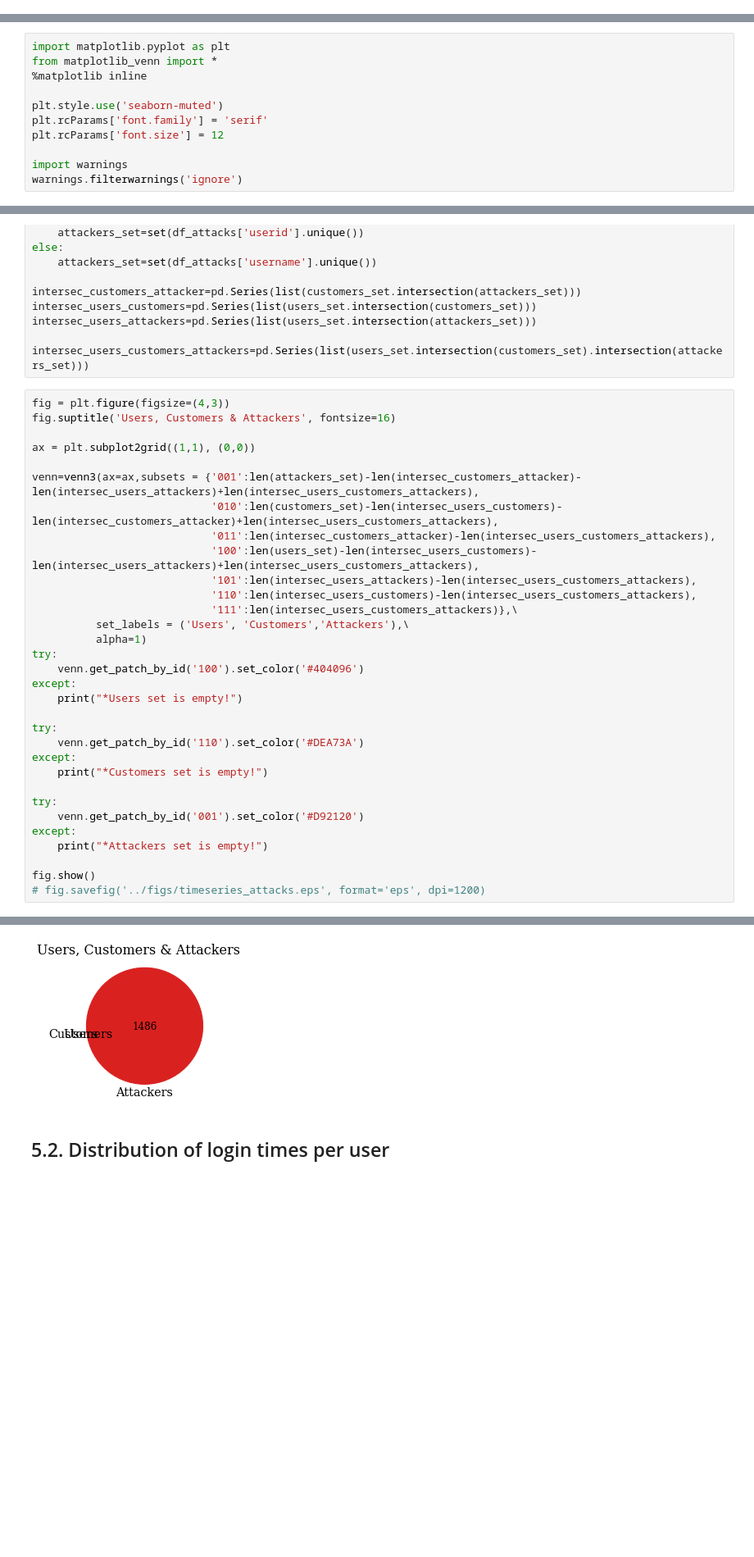
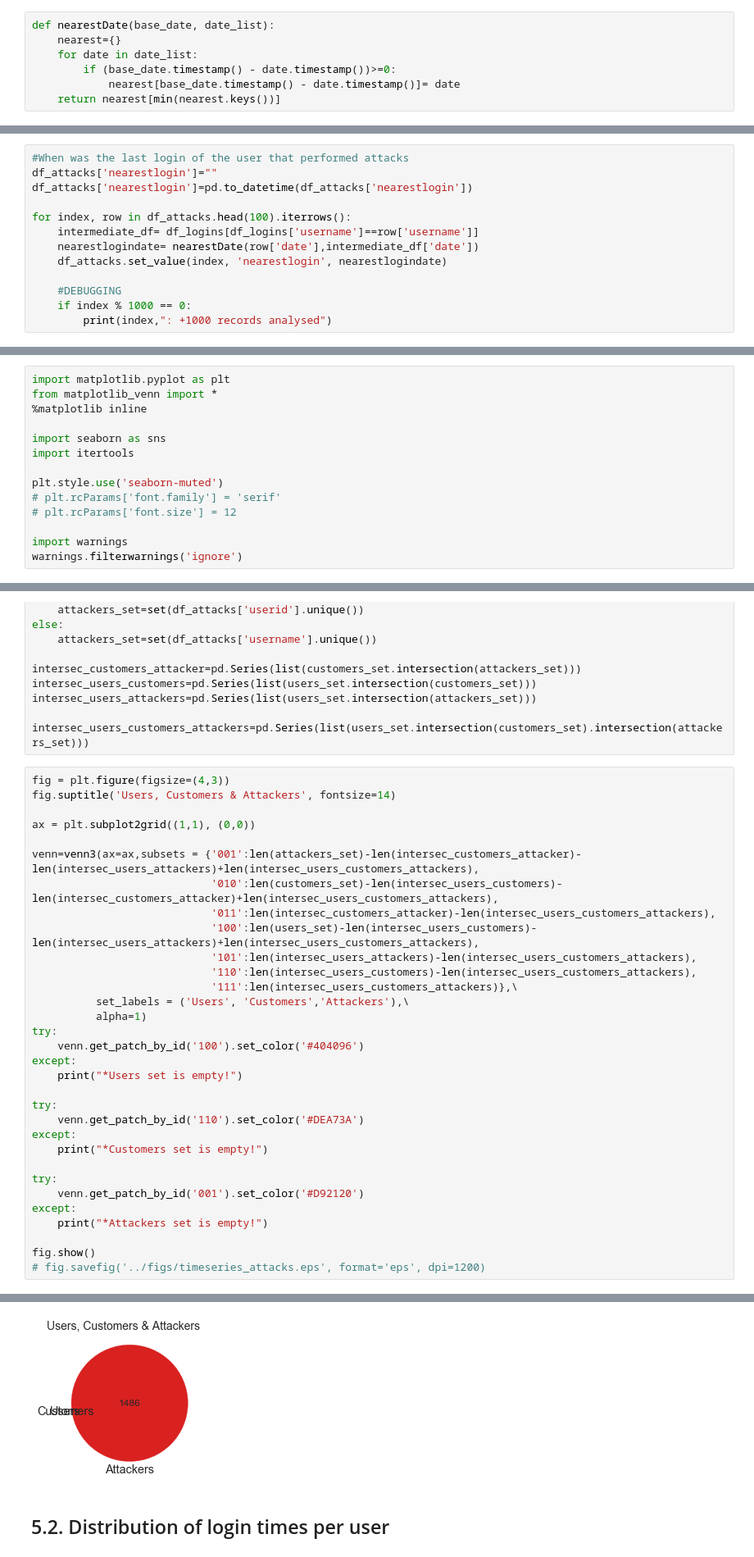
Before and after one commit to jjsantanna/booter_dbs_analyses, a Jupyter notebook: case_studies/vddos/analysis_vddos.ipynb, the cells around one changed output, grey strips where cells are left out. Shown at 82% size. Saved outputs shown, nothing was run; the diff lists cells and outputs as text; blank space fills up the shorter version.

```diff
--- a/case_studies/vddos/analysis_vddos.ipynb
+++ b/case_studies/vddos/analysis_vddos.ipynb
@@ -632,0 +722,7 @@ df_blacklist_torcheck = pd.read_csv('blacklist_torcheck',\
+# %%
+def nearestDate(base_date, date_list):
+    nearest={}
+    for date in date_list:
+        if (base_date.timestamp() - date.timestamp())>=0:
+            nearest[base_date.timestamp() - date.timestamp()]= date
+    return nearest[min(nearest.keys())]
@@ -632,0 +734,13 @@ df_blacklist_torcheck = pd.read_csv('blacklist_torcheck',\
+# %%
+#When was the last login of the user that performed attacks
+df_attacks['nearestlogin']=""
+df_attacks['nearestlogin']=pd.to_datetime(df_attacks['nearestlogin'])
+
+for index, row in df_attacks.head(100).iterrows():
+    intermediate_df= df_logins[df_logins['username']==row['username']]
+    nearestlogindate= nearestDate(row['date'],intermediate_df['date'])
+    df_attacks.set_value(index, 'nearestlogin', nearestlogindate)
+
+    #DEBUGGING
+    if index % 1000 == 0:
+        print(index,": +1000 records analysed")
@@ -643,9 +775,12 @@ import matplotlib.pyplot as plt
 from matplotlib_venn import *
 %matplotlib inline
 
+import seaborn as sns
+import itertools
+
 plt.style.use('seaborn-muted')
-plt.rcParams['font.family'] = 'serif'
-plt.rcParams['font.size'] = 12
+# plt.rcParams['font.family'] = 'serif'
+# plt.rcParams['font.size'] = 12
 
 import warnings
 warnings.filterwarnings('ignore')
@@ -687,39 +809,39 @@ intersec_users_attackers=pd.Series(list(users_set.intersection(attackers_set)))
 intersec_users_customers_attackers=pd.Series(list(users_set.intersection(customers_set).intersection(attackers_set)))
 # %%
 fig = plt.figure(figsize=(4,3))
-fig.suptitle('Users, Customers & Attackers', fontsize=16)
+fig.suptitle('Users, Customers & Attackers', fontsize=14)
 
 ax = plt.subplot2grid((1,1), (0,0))
 
 venn=venn3(ax=ax,subsets = {'001':len(attackers_set)-len(intersec_customers_attacker)-len(intersec_users_attackers)+len(intersec_users_customers_attackers),
                             '010':len(customers_set)-len(intersec_users_customers)-len(intersec_customers_attacker)+len(intersec_users_customers_attackers),
                             '011':len(intersec_customers_attacker)-len(intersec_users_customers_attackers),
                             '100':len(users_set)-len(intersec_users_customers)-len(intersec_users_attackers)+len(intersec_users_customers_attackers),
                             '101':len(intersec_users_attackers)-len(intersec_users_customers_attackers),
                             '110':len(intersec_users_customers)-len(intersec_users_customers_attackers),
                             '111':len(intersec_users_customers_attackers)},\
           set_labels = ('Users', 'Customers','Attackers'),\
           alpha=1)
 try:
     venn.get_patch_by_id('100').set_color('#404096')
 except:
     print("*Users set is empty!")
 
 try:
     venn.get_patch_by_id('110').set_color('#DEA73A')
 except:
     print("*Customers set is empty!")
 
 try:
     venn.get_patch_by_id('001').set_color('#D92120')
 except:
     print("*Attackers set is empty!")
 
 fig.show()
 # fig.savefig('../figs/timeseries_attacks.eps', format='eps', dpi=1200)
 # %% [output]
 *Users set is empty!
 *Customers set is empty!
-[figure, old version]
+[figure, new version]
 # %% [markdown]
 ## 5.2. Distribution of login times per user
```
Also changed, not shown: parts of 68 cells of this notebook, 2 other files.
